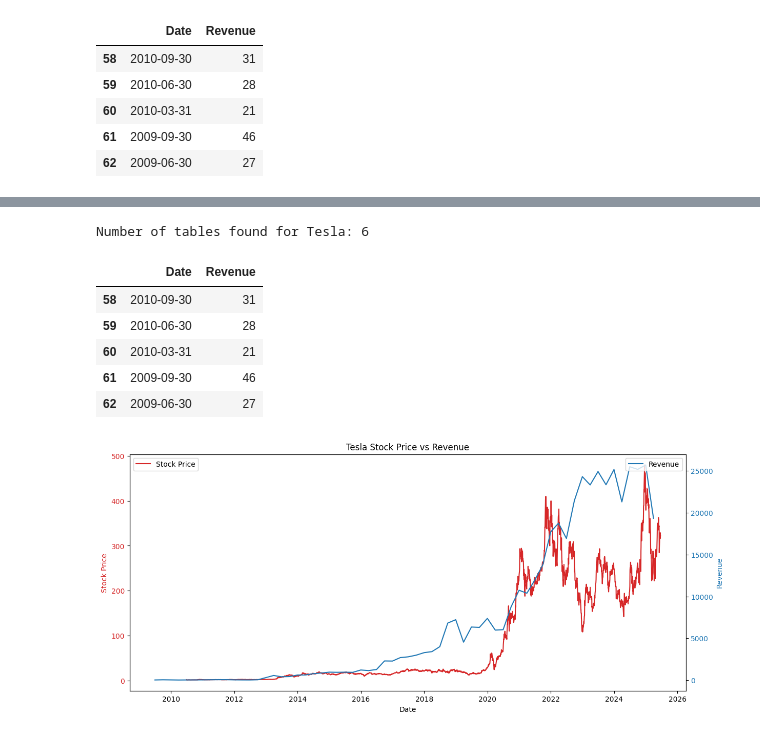
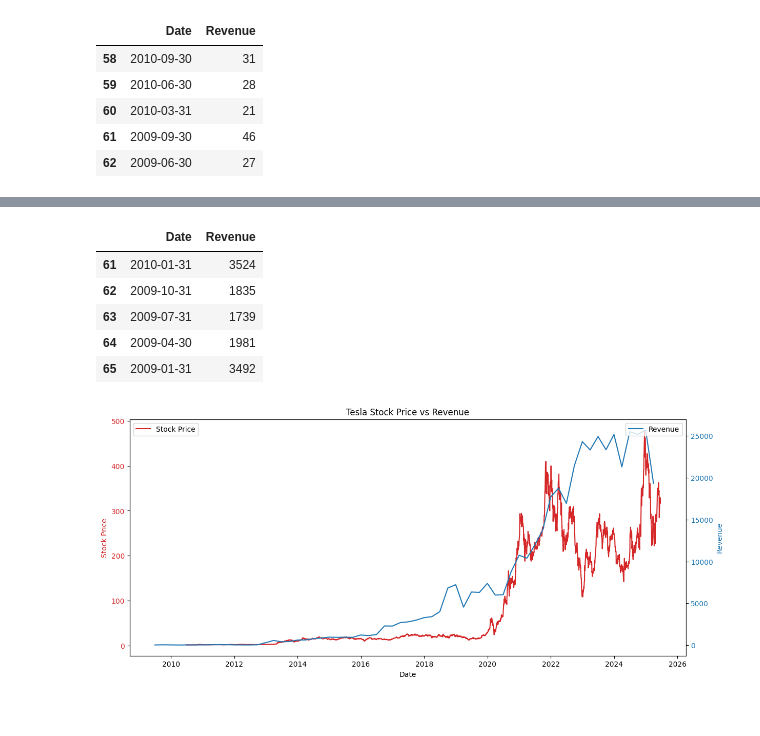
Before and after one commit to AntonyprakashAP/data-science-tools-ecosystem, a Jupyter notebook: IBM_Final_Project_Tesla_GME.ipynb, the cells around one changed output, grey strips where cells are left out. Drawn from its saved outputs; the diff is of its cells as text; code cells hidden in the pictures.

```diff
--- a/IBM_Final_Project_Tesla_GME.ipynb
+++ b/IBM_Final_Project_Tesla_GME.ipynb
@@ -86,41 +86,32 @@ gme_data.head()
 | 2 | 2002-02-15 00:00:00-05:00 | 1.683250 | 1.687458 | 1.658001 | 1.674834 | 8389600 | 0.0 | 0.0 |
 | 3 | 2002-02-19 00:00:00-05:00 | 1.666418 | 1.666418 | 1.578047 | 1.607504 | 7410400 | 0.0 | 0.0 |
 | 4 | 2002-02-20 00:00:00-05:00 | 1.615920 | 1.662209 | 1.603295 | 1.662209 | 6892800 | 0.0 | 0.0 |
-# %%
-url = "https://www.macrotrends.net/stocks/charts/TSLA/tesla/revenue"
-headers = {"User-Agent": "Mozilla/5.0"}
-html_data = requests.get(url, headers=headers).text
-
-soup = BeautifulSoup(html_data, "html.parser")
-tables = soup.find_all("table")
-print("Number of tables found for Tesla:", len(tables))
-
-if len(tables) >= 2:
-    target_table = tables[1]
-elif len(tables) == 1:
-    target_table = tables[0]
-else:
-    raise Exception("No tables found on Tesla revenue page.")
-
-tesla_revenue = pd.DataFrame(columns=["Date", "Revenue"])
-
-for row in target_table.find_all("tr"):
-    cols = row.find_all("td")
-    if len(cols) == 2:
-        date = cols[0].text.strip()
-        revenue = cols[1].text.strip().replace("$", "").replace(",", "")
-        if revenue != '':
-            tesla_revenue = pd.concat([tesla_revenue, pd.DataFrame([{"Date": date, "Revenue": revenue}])], ignore_index=True)
-
-tesla_revenue.tail()
-# %% [output]
-Number of tables found for Tesla: 6
-|  | Date | Revenue |
-| 58 | 2010-09-30 | 31 |
-| 59 | 2010-06-30 | 28 |
-| 60 | 2010-03-31 | 21 |
-| 61 | 2009-09-30 | 46 |
-| 62 | 2009-06-30 | 27 |
+# %%
+url = "https://www.macrotrends.net/stocks/charts/GME/gamestop/revenue"
+html_data = requests.get(url, headers=headers).text
+soup = BeautifulSoup(html_data, "html.parser")
+
+tables = soup.find_all("table")
+target_table = tables[1] if len(tables) >= 2 else tables[0]
+
+gme_revenue = pd.DataFrame(columns=["Date", "Revenue"])
+
+for row in target_table.find_all("tr"):
+    cols = row.find_all("td")
+    if len(cols) == 2:
+        date = cols[0].text.strip()
+        revenue = cols[1].text.strip().replace("$", "").replace(",", "")
+        if revenue != '':
+            gme_revenue = pd.concat([gme_revenue, pd.DataFrame([{"Date": date, "Revenue": revenue}])], ignore_index=True)
+
+gme_revenue.tail()
+# %% [output]
+|  | Date | Revenue |
+| 61 | 2010-01-31 | 3524 |
+| 62 | 2009-10-31 | 1835 |
+| 63 | 2009-07-31 | 1739 |
+| 64 | 2009-04-30 | 1981 |
+| 65 | 2009-01-31 | 3492 |
 # %%
 # Ensure 'Date' columns are in datetime format
 tesla_data['Date'] = pd.to_datetime(tesla_data['Date'])
```
